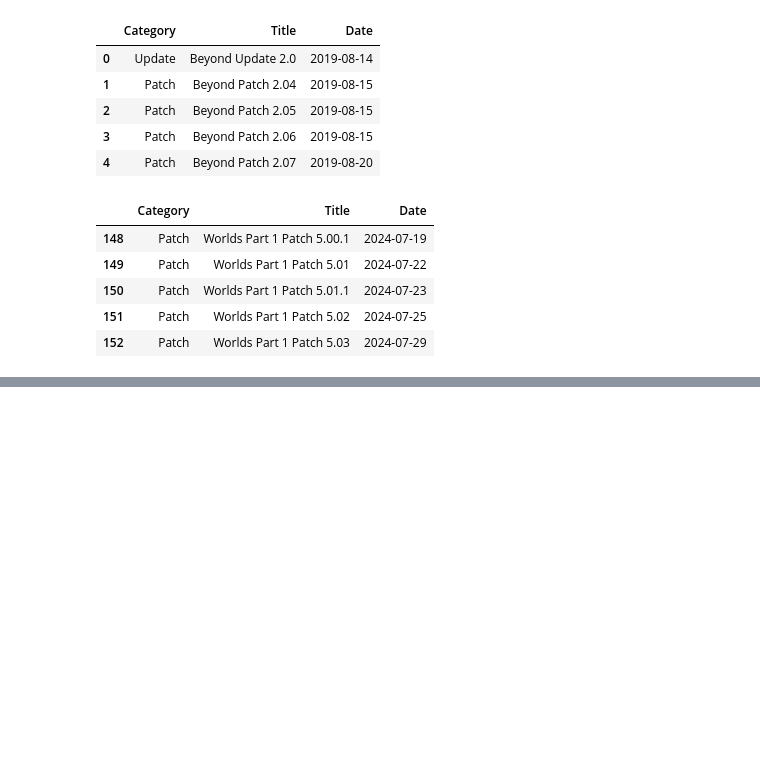
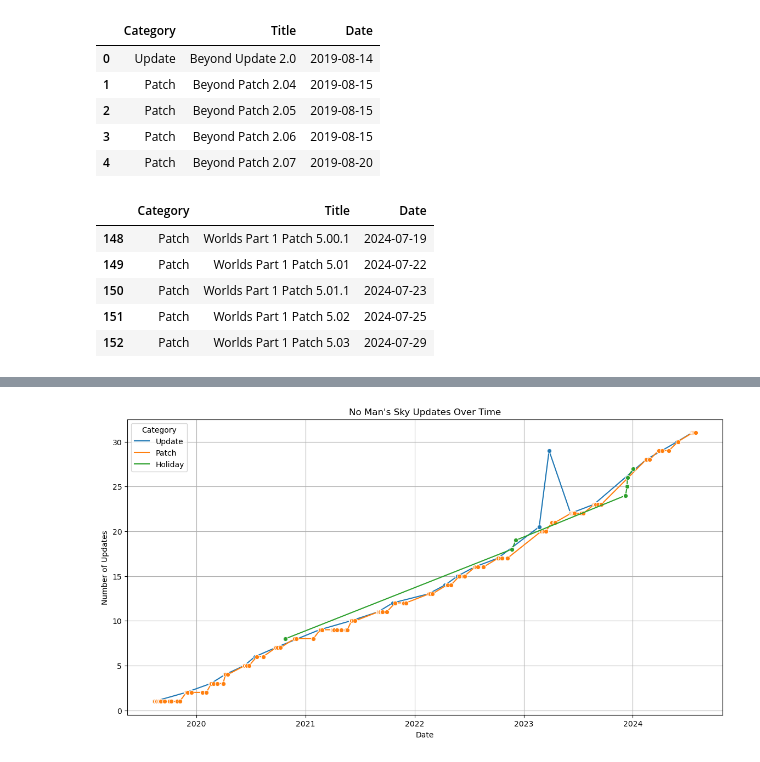
Before and after one commit to SikoticVinyl/Project1, a Jupyter notebook: UpdateAnalysis/noman_Updates.ipynb, the cells around one changed output, grey strips where cells are left out. Saved outputs shown, nothing was run; the diff lists cells and outputs as text; code cells hidden in the pictures; blank space fills up the shorter version.

```diff
--- a/UpdateAnalysis/noman_Updates.ipynb
+++ b/UpdateAnalysis/noman_Updates.ipynb
@@ -342,20 +329,0 @@ update_data.head()
-# %%
-# Ensure Holiday updates are correctly classified
-filtered_data.loc[:, 'Group'] = filtered_data['Category'].apply(lambda x: 'Holiday' if x == 'Holiday' else ('Update' if x == 'Update' else 'Patch'))
-filtered_data.loc[:, 'Update_Title'] = filtered_data.apply(lambda x: x['Title'] if x['Group'] in ['Update', 'Holiday'] else None, axis=1)
-filtered_data.loc[:, 'Update_Title'] = filtered_data['Update_Title'].ffill()
-
-# Count patches per update
-patch_counts = filtered_data[filtered_data['Group'] == 'Patch'].groupby('Update_Title').size().reset_index(name='Patch_Count')
-
-# Merge patch counts with update data
-update_data = filtered_data[filtered_data['Group'] != 'Patch'].merge(patch_counts, left_on='Title', right_on='Update_Title', how='left')
-
-# Fill NaN values in 'Patch_Count' with 0 for updates without patches
-update_data['Patch_Count'] = update_data['Patch_Count'].fillna(0)
-
-# Clean the DataFrame by dropping redundant columns and renaming them for clarity
-update_data = update_data.drop(columns=['Update_Title_x']).rename(columns={'Update_Title_y': 'Update_Title'})
-
-# Display the cleaned data with patch counts
-update_data.head()
@@ -368,0 +330,12 @@ update_data.head()
+# %%
+# Plot the number of updates and patches over time
+plt.figure(figsize=(14, 7))
+sns.lineplot(data=filtered_data, x='Date', y='Update_Group', hue='Category', marker='o')
+plt.title('No Man\'s Sky Updates Over Time')
+plt.xlabel('Date')
+plt.ylabel('Number of Updates')
+plt.legend(title='Category')
+plt.grid(True)
+plt.show()
+# %% [output]
+[figure, added]
```
Also changed, not shown: parts of 4 cells of this notebook.
